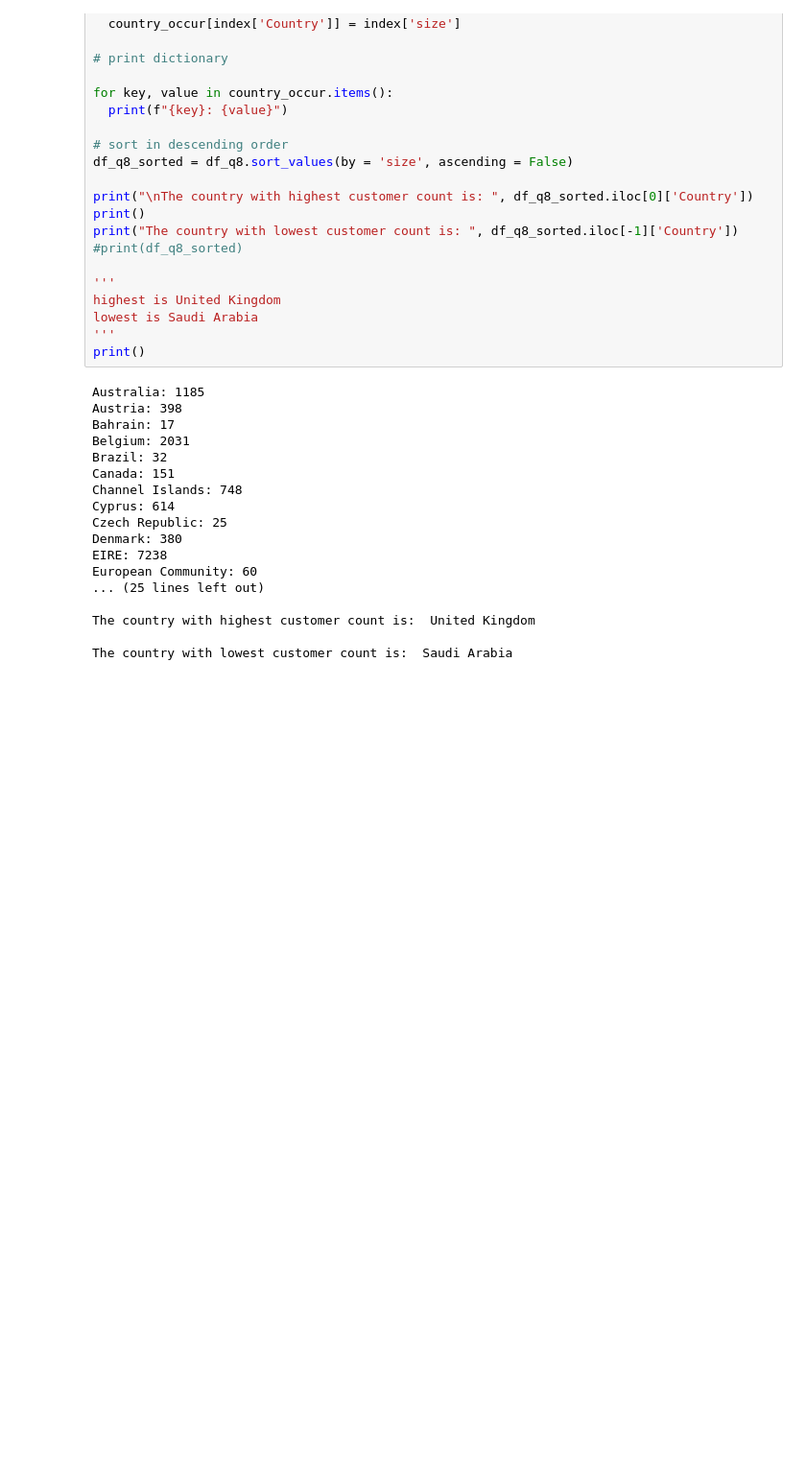
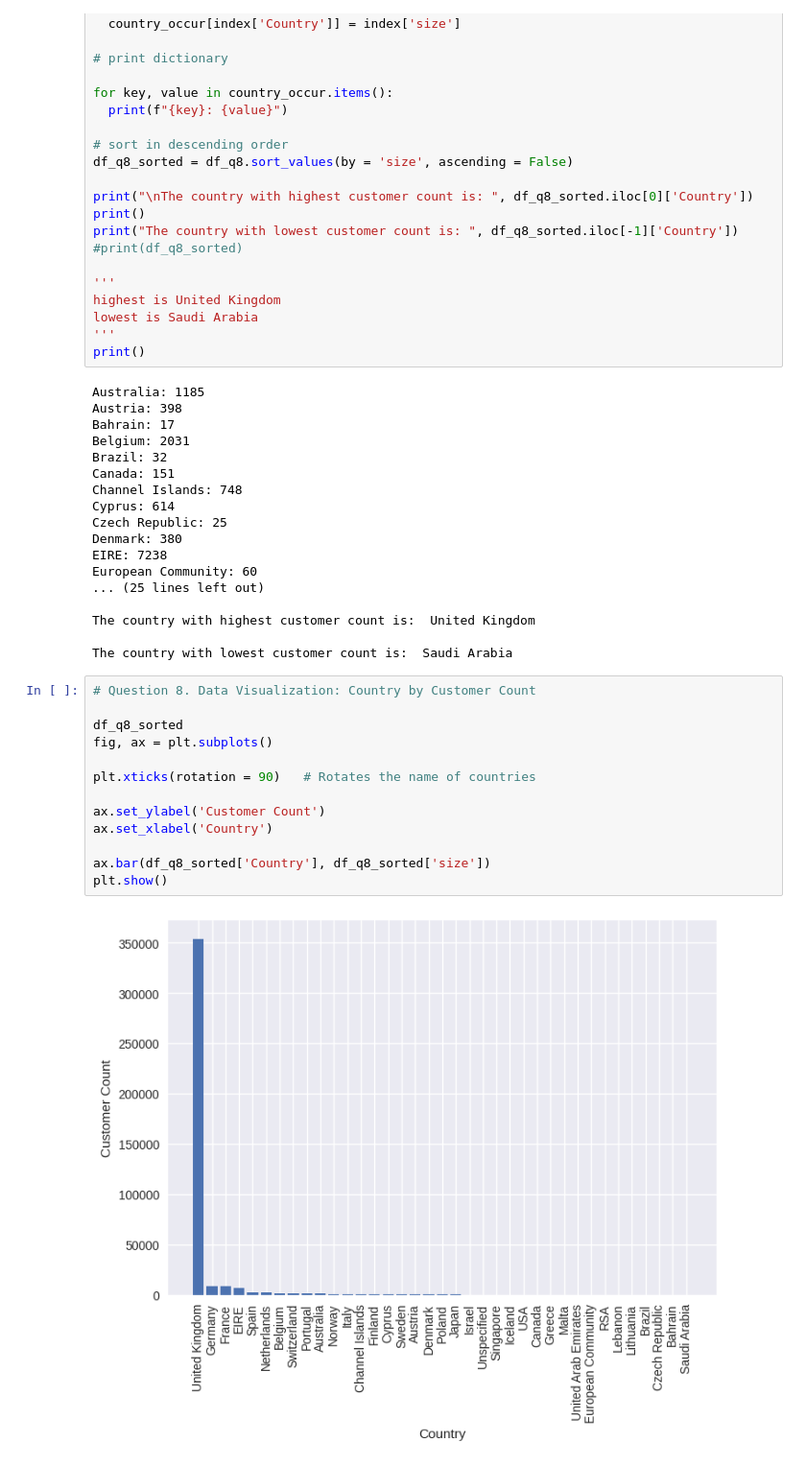
Before and after one commit to r7humagai/DataScienceBootCamp, a Jupyter notebook: Projects/Project_Pandas_OnlineRetail.ipynb, the cells around one changed output. Shown: that part at 96% size. Saved outputs shown, nothing was run; the diff lists cells and outputs as text; blank space fills up the shorter version.

```diff
--- a/Projects/Project_Pandas_OnlineRetail.ipynb
+++ b/Projects/Project_Pandas_OnlineRetail.ipynb
@@ -508,6 +580,21 @@ European Community: 60
 The country with highest customer count is:  United Kingdom
 
 The country with lowest customer count is:  Saudi Arabia
+# %%
+# Question 8. Data Visualization: Country by Customer Count
+
+df_q8_sorted
+fig, ax = plt.subplots()
+
+plt.xticks(rotation = 90)   # Rotates the name of countries
+
+ax.set_ylabel('Customer Count')
+ax.set_xlabel('Country')
+
+ax.bar(df_q8_sorted['Country'], df_q8_sorted['size'])
+plt.show()
+# %% [output]
+[figure, added]
 # %%
 # Question 9:
 # 9) Find which stock code was ordered the most by each country
```
Also changed, not shown: parts of 10 cells of this notebook.
